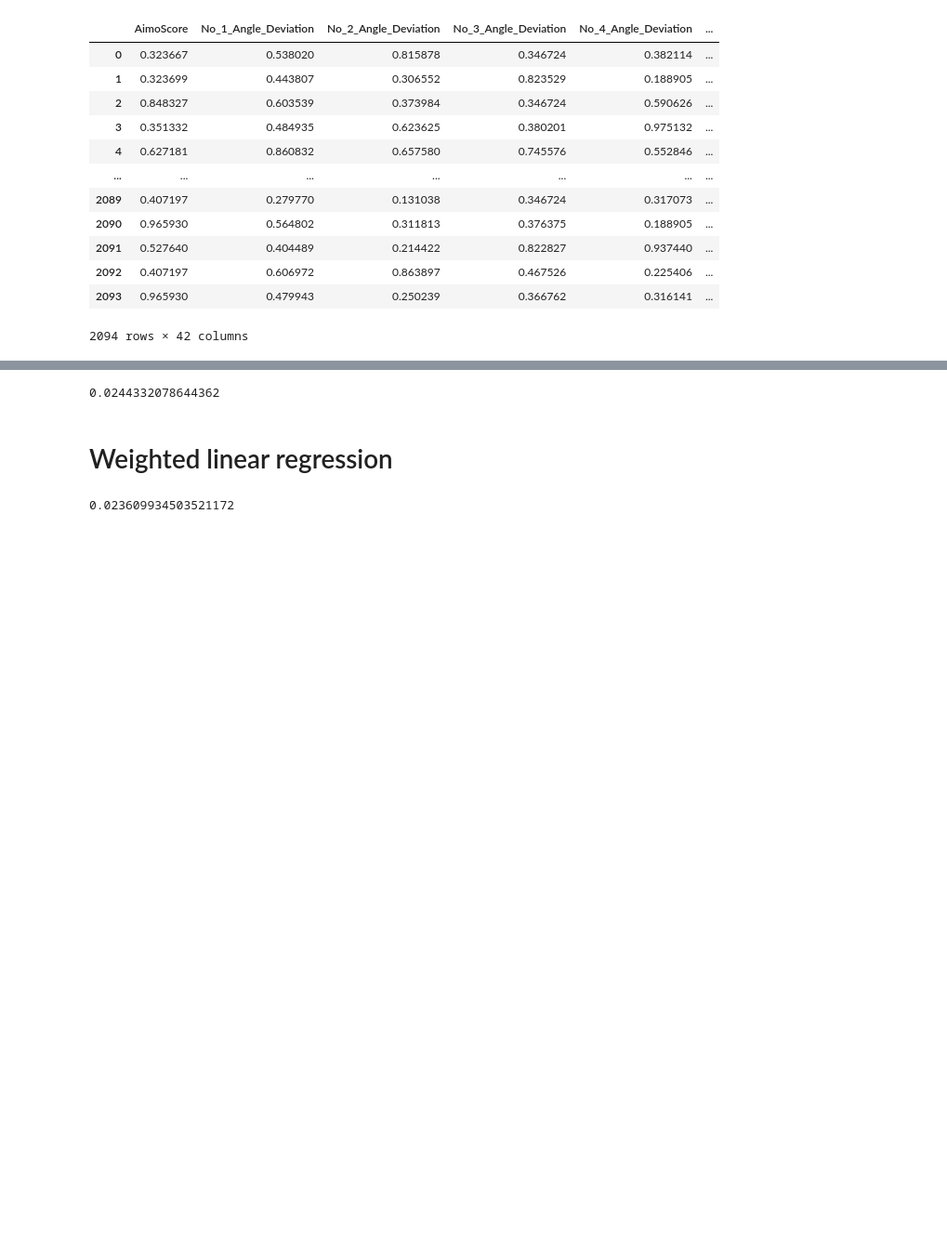
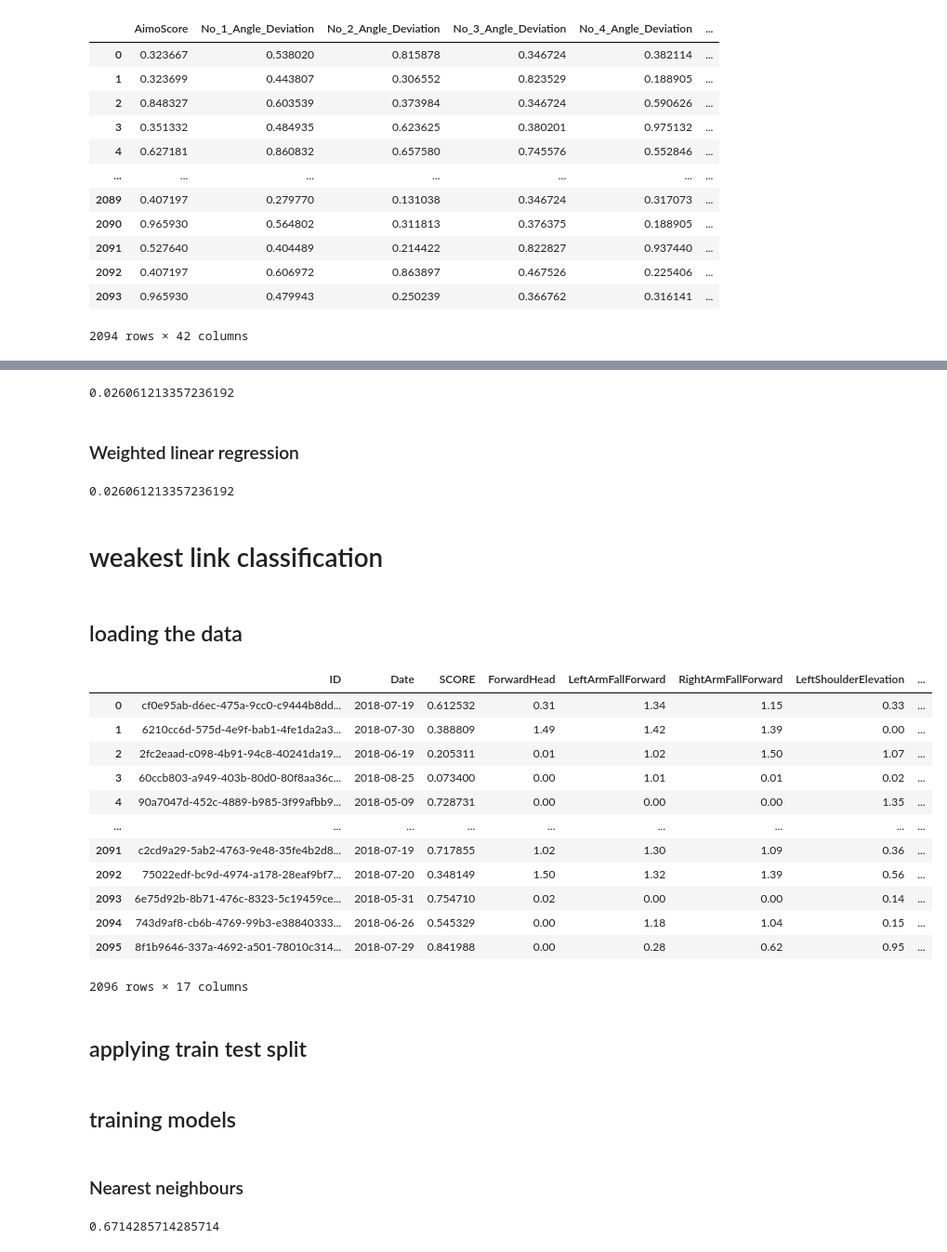
Before and after one commit to uhassan7612420/data-intensive-systems, a Jupyter notebook: main.ipynb, the cells around one changed output, grey strips where cells are left out. Shown at 93% size. Cells and saved outputs as stored; diff of their text form; code cells hidden in the pictures; blank space fills up the shorter version.

Commit message:
added weakest link classification

```diff
--- a/main.ipynb
+++ b/main.ipynb
@@ -54,14 +55,14 @@ model = pipeline.Pipeline([
     ('2',linear_model.LinearRegression())
 ])
 
-model.fit(trainX,trainY)
+model.fit(trainX1,trainY1)
 
-testP = model.predict(testX)
-metrics.mean_squared_error(testY,testP)
+testP1 = model.predict(testX1)
+metrics.mean_squared_error(testY1,testP1)
 # %% [output]
-0.0244332078644362
+0.026061213357236192
 # %% [markdown]
-# Weighted linear regression
+### Weighted linear regression
 # %%
 class WeightApplicator(base.BaseEstimator, base.TransformerMixin):
     weights = [
@@ -85,9 +86,33 @@ model = pipeline.Pipeline([
     ('2',linear_model.LinearRegression())
 ])
 
-model.fit(trainX,trainY)
+model.fit(trainX1,trainY1)
 
-testP = model.predict(testX)
-metrics.mean_squared_error(testY,testP)
+testP1 = model.predict(testX1)
+metrics.mean_squared_error(testY1,testP1)
 # %% [output]
-0.023609934503521172
+0.026061213357236192
+# %% [markdown]
+# weakest link classification
+# %% [markdown]
+## loading the data
+# %%
+df2 = '20190108 scores_and_weak_links.xlsx'
+df2 = pd.read_excel(df2)
+df2
+# %% [output]
+|  | ID | Date | SCORE | ForwardHead | LeftArmFallForward | RightArmFallForward | LeftShoulderElevation | ... |
+| 0 | cf0e95ab-d6ec-475a-9cc0-c9444b8dd... | 2018-07-19 | 0.612532 | 0.31 | 1.34 | 1.15 | 0.33 | ... |
+| 1 | 6210cc6d-575d-4e9f-bab1-4fe1da2a3... | 2018-07-30 | 0.388809 | 1.49 | 1.42 | 1.39 | 0.00 | ... |
+| 2 | 2fc2eaad-c098-4b91-94c8-40241da19... | 2018-06-19 | 0.205311 | 0.01 | 1.02 | 1.50 | 1.07 | ... |
+| 3 | 60ccb803-a949-403b-80d0-80f8aa36c... | 2018-08-25 | 0.073400 | 0.00 | 1.01 | 0.01 | 0.02 | ... |
+| 4 | 90a7047d-452c-4889-b985-3f99afbb9... | 2018-05-09 | 0.728731 | 0.00 | 0.00 | 0.00 | 1.35 | ... |
+| ... | ... | ... | ... | ... | ... | ... | ... | ... |
+| 2091 | c2cd9a29-5ab2-4763-9e48-35fe4b2d8... | 2018-07-19 | 0.717855 | 1.02 | 1.30 | 1.09 | 0.36 | ... |
+| 2092 | 75022edf-bc9d-4974-a178-28eaf9bf7... | 2018-07-20 | 0.348149 | 1.50 | 1.32 | 1.39 | 0.56 | ... |
+| 2093 | 6e75d92b-8b71-476c-8323-5c19459ce... | 2018-05-31 | 0.754710 | 0.02 | 0.00 | 0.00 | 0.14 | ... |
+| 2094 | 743d9af8-cb6b-4769-99b3-e38840333... | 2018-06-26 | 0.545329 | 0.00 | 1.18 | 1.04 | 0.15 | ... |
+| 2095 | 8f1b9646-337a-4692-a501-78010c314... | 2018-07-29 | 0.841988 | 0.00 | 0.28 | 0.62 | 0.95 | ... |
+2096 rows × 17 columns
+# %% [markdown]
+## applying train test split
@@ -93,0 +124,13 @@ metrics.mean_squared_error(testY,testP)
+# %% [markdown]
+## training models
+# %% [markdown]
+### Nearest neighbours
+# %%
+model = neighbors.KNeighborsClassifier(n_neighbors= 10)
+
+model.fit(trainX2,trainY2)
+
+testP2 = model.predict(testX2)
+metrics.accuracy_score(testY2,testP2)
+# %% [output]
+0.6714285714285714
```
Also changed, not shown: parts of 17 cells of this notebook, 3 other files.
